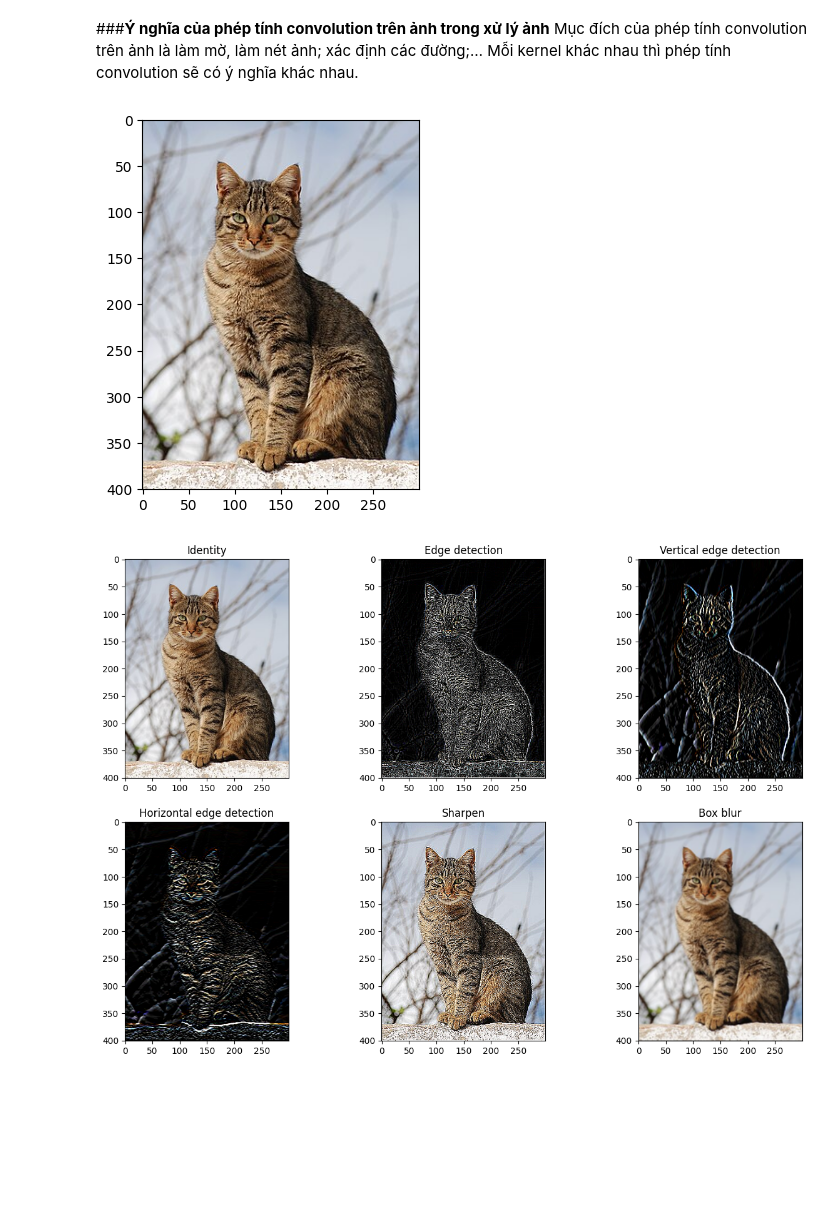
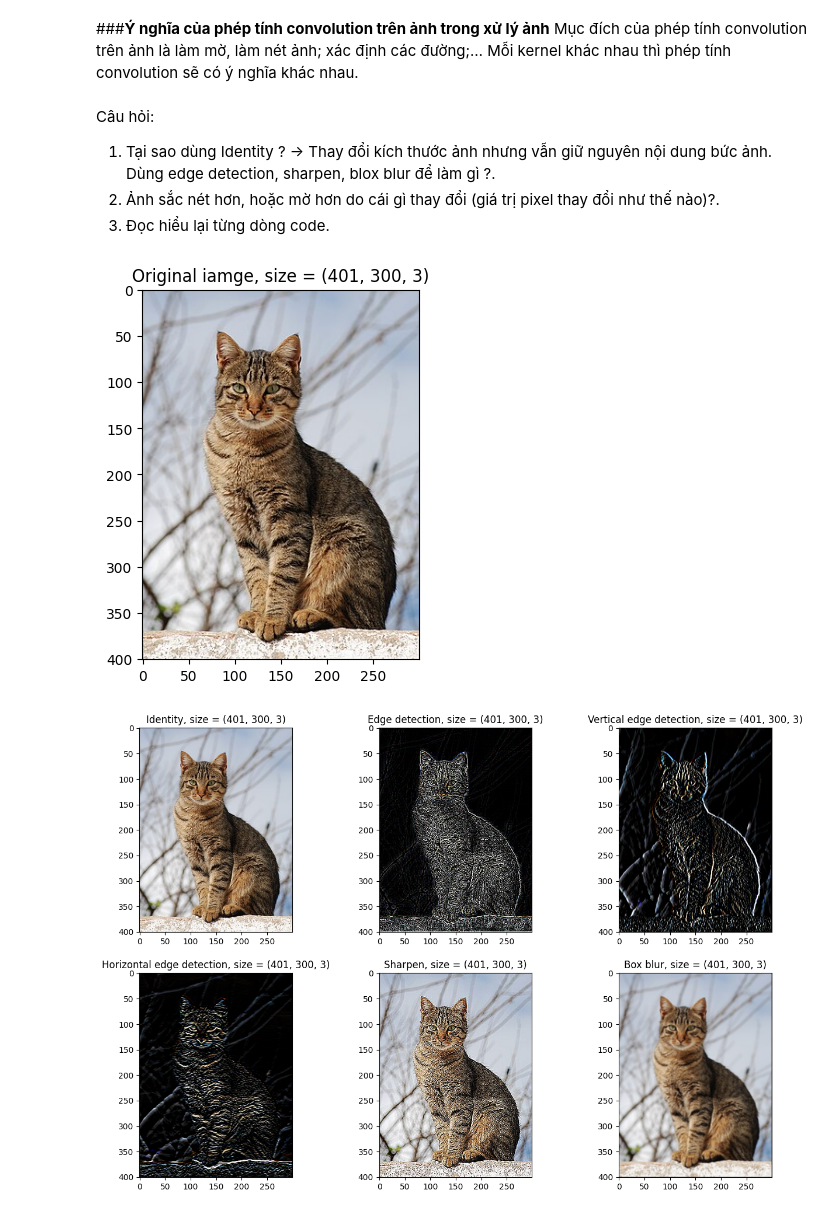
Before and after one commit to hihieu04/Convolutional_neural_network, a Jupyter notebook: CNN_Hyperparameter.ipynb, the cells around one changed output. Drawn from its saved outputs; the diff is of its cells as text; code cells hidden in the pictures; blank space fills up the shorter version.

```diff
--- a/CNN_Hyperparameter.ipynb
+++ b/CNN_Hyperparameter.ipynb
@@ -1,12 +1,18 @@
 # %% [markdown]
 ###**Ý nghĩa của phép tính convolution trên ảnh trong xử lý ảnh**
 Mục đích của phép tính convolution trên ảnh là làm mờ, làm nét ảnh; xác định các đường;… Mỗi kernel khác nhau thì phép tính convolution sẽ có ý nghĩa khác nhau.
+# %% [markdown]
+Câu hỏi:
+1. Tại sao dùng Identity ? -> Thay đổi kích thước ảnh nhưng vẫn giữ nguyên nội dung bức ảnh. Dùng edge detection, sharpen, blox blur để làm gì ?.
+2. Ảnh sắc nét hơn, hoặc mờ hơn do cái gì thay đổi (giá trị pixel thay đổi như thế nào)?.
+3. Đọc hiểu lại từng dòng code.
 # %%
 import cv2
 import numpy as np
 import urllib.request
 import matplotlib.pyplot as plt
 
+# Thực hiện phép tính tích chập trên ảnh với các kernel khác nhau.
 def apply_convolution(img: np.array, kernel: np.array, stride: int = 1, padding: int = 0):
 
     # Get the height, width, and number of channels of the image
@@ -34,7 +40,7 @@ def apply_convolution(img: np.array, kernel: np.array, stride: int = 1, padding:
             col_start = j * stride
             col_end = col_start + kernel_width
 
-            # Extract a window of pixels around the current pixel from the padded image
+            # Extract a window of pixels around the current pixel from the padded image ~ receptive field
             window = padded_img[row_start:row_end, col_start:col_end]
 
             # Apply the convolution to the window and set the result as the value of the current pixel in the new image
@@ -63,33 +69,34 @@ if __name__ == "__main__":
 
   # kernel for sharpen
   kernel5 = np.array([[0, -1, 0],[-1, 5, -1],[0, -1, 0]])
 
   # Kernel for box blur
   kernel6 = np.array([[1/9, 1/9, 1/9],[1/9, 1/9, 1/9],[1/9, 1/9, 1/9]])
 
   # Open the image and convert it to an array
   urllib.request.urlretrieve('https://upload.wikimedia.org/wikipedia/commons/thumb/4/4d/Cat_November_2010-1a.jpg/300px-Cat_November_2010-1a.jpg', 'meo.jpg')
   img = cv2.imread("meo.jpg")
   or_img = img.copy()
 
   # Tạo mảng chứa các bức ảnh convolution
   conv_kernel_names = ['Identity', 'Edge detection', 'Vertical edge detection', 'Horizontal edge detection', 'Sharpen', 'Box blur']
   conv_images = []
 
   for kernel in [kernel1, kernel2, kernel3, kernel4, kernel5, kernel6]:
     conv_img = apply_convolution(or_img, kernel, 1, 1)
     conv_img = cv2.cvtColor(conv_img, cv2.COLOR_BGR2RGB) # Chuyen thu tu mau tu BGR (CV2) -> RGB (matplotlib)
     conv_images.append(conv_img)
 
   plt.imshow(cv2.cvtColor(or_img, cv2.COLOR_BGR2RGB))
+  plt.title(f"Original iamge, size = {or_img.shape}")
   # Hiển thị 6 ảnh bằng Matplotlib
   fig, axes = plt.subplots(2, 3, figsize=(15, 10))
 
   for i, ax in enumerate(axes.flat):
     ax.imshow(conv_images[i])
-    ax.set_title(f"{conv_kernel_names[i]}")
+    ax.set_title(f"{conv_kernel_names[i]}, size = {conv_images[i].shape}")
 
   plt.show()
 # %% [output]
-[figure, old version]
+[figure, new version]
-[figure, old version]
+[figure, new version]
```
Also changed, not shown: parts of 19 cells of this notebook.
